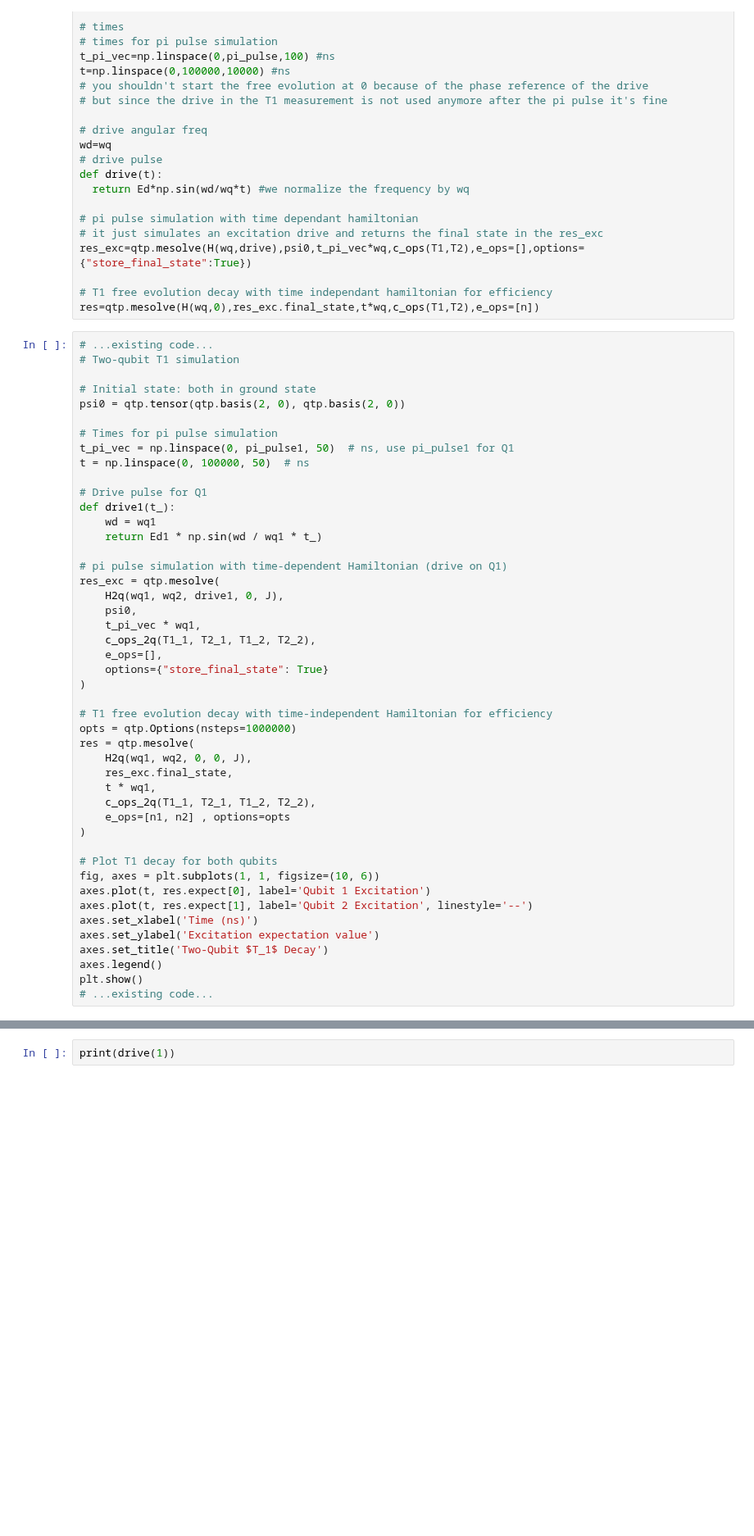
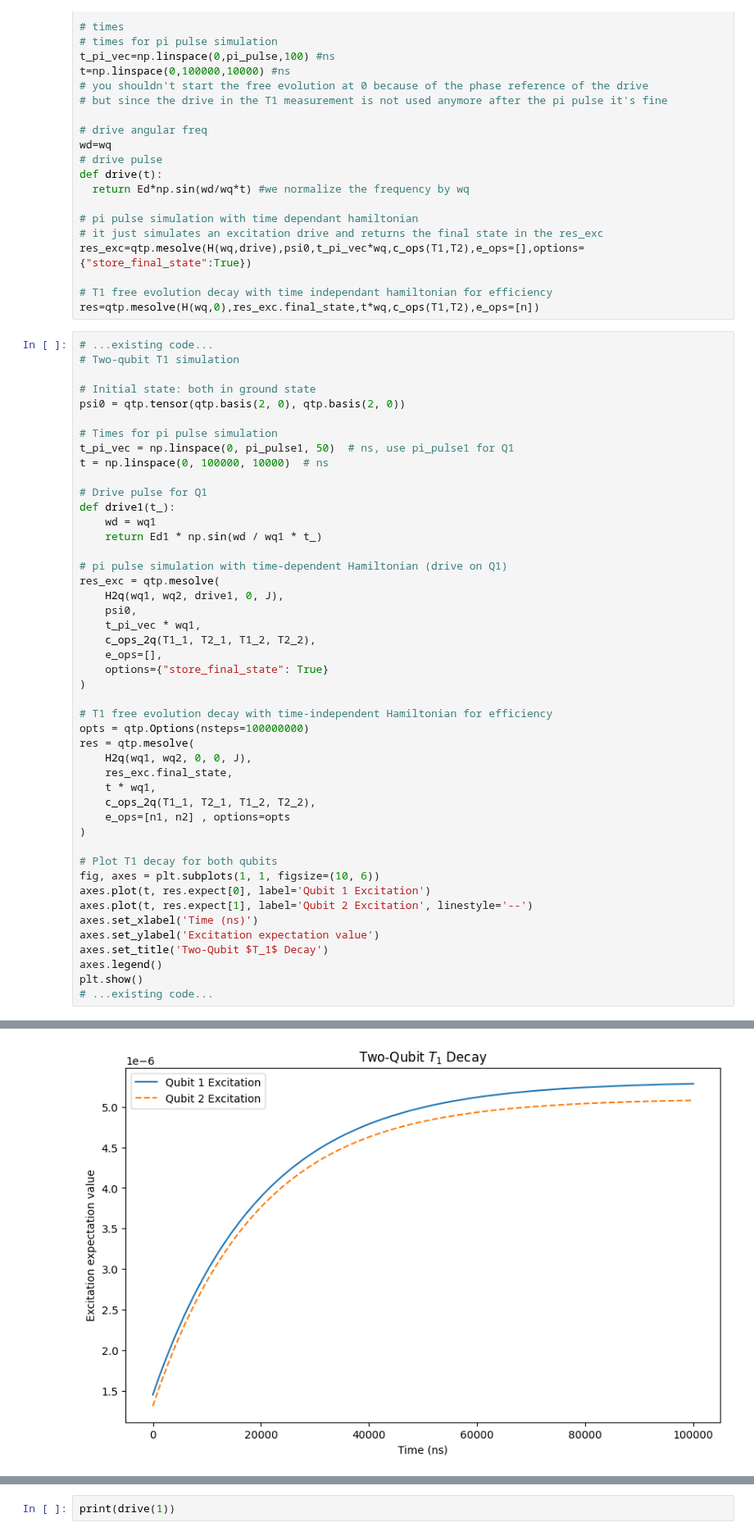
Before and after one commit to jyamaoka/qubit_zz_coupling, a Jupyter notebook: examples/simulation-2qubit-time-dept.ipynb, the cells around one changed output, grey strips where cells are left out. Shown at 82% size. Drawn from its saved outputs; the diff is of its cells as text; blank space fills up the shorter version.

```diff
--- a/examples/simulation-2qubit-time-dept.ipynb
+++ b/examples/simulation-2qubit-time-dept.ipynb
@@ -329,7 +339,7 @@ psi0 = qtp.tensor(qtp.basis(2, 0), qtp.basis(2, 0))
 
 # Times for pi pulse simulation
 t_pi_vec = np.linspace(0, pi_pulse1, 50)  # ns, use pi_pulse1 for Q1
-t = np.linspace(0, 100000, 50)  # ns
+t = np.linspace(0, 100000, 10000)  # ns
 
 # Drive pulse for Q1
 def drive1(t_):
@@ -347,7 +357,7 @@ res_exc = qtp.mesolve(
 )
 
 # T1 free evolution decay with time-independent Hamiltonian for efficiency
-opts = qtp.Options(nsteps=1000000)
+opts = qtp.Options(nsteps=100000000)
 res = qtp.mesolve(
     H2q(wq1, wq2, 0, 0, J),
     res_exc.final_state,
@@ -371,3 +380,4 @@ IntegratorException: Excess work done on this call. Try to increasing the nsteps
+[figure, added]
 # %%
 # prompt: prompt: plot res.expect[0] as scatter and fit it with an exponential
 
```
Also changed, not shown: parts of 6 cells of this notebook, 2 other files.
